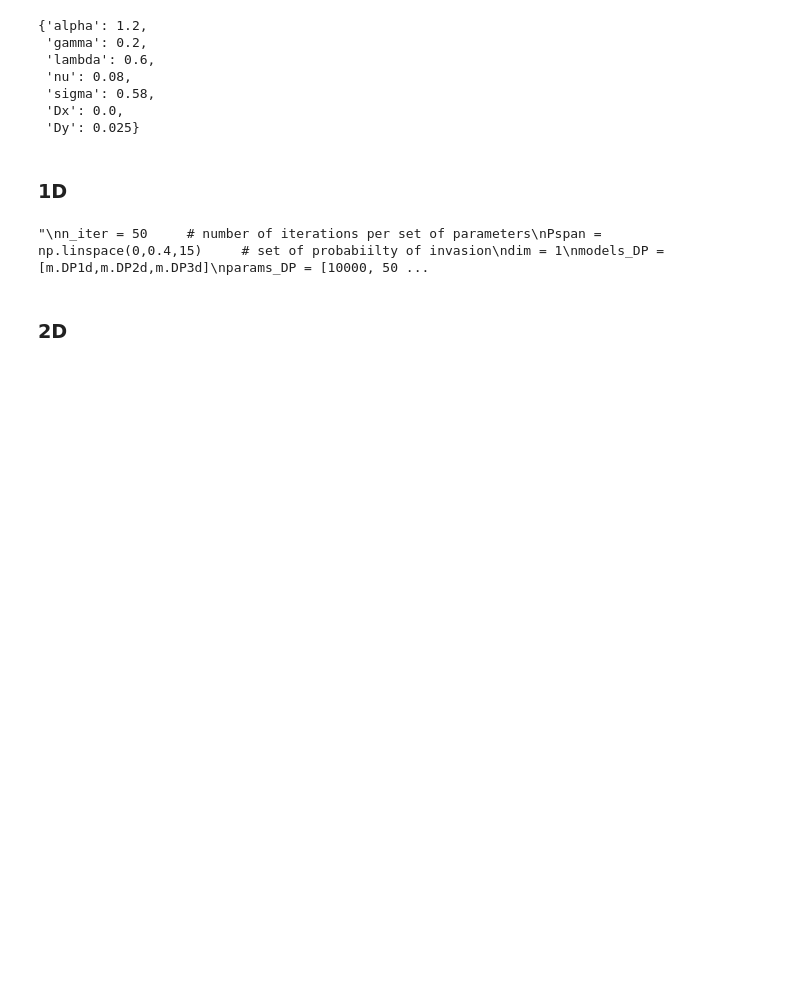
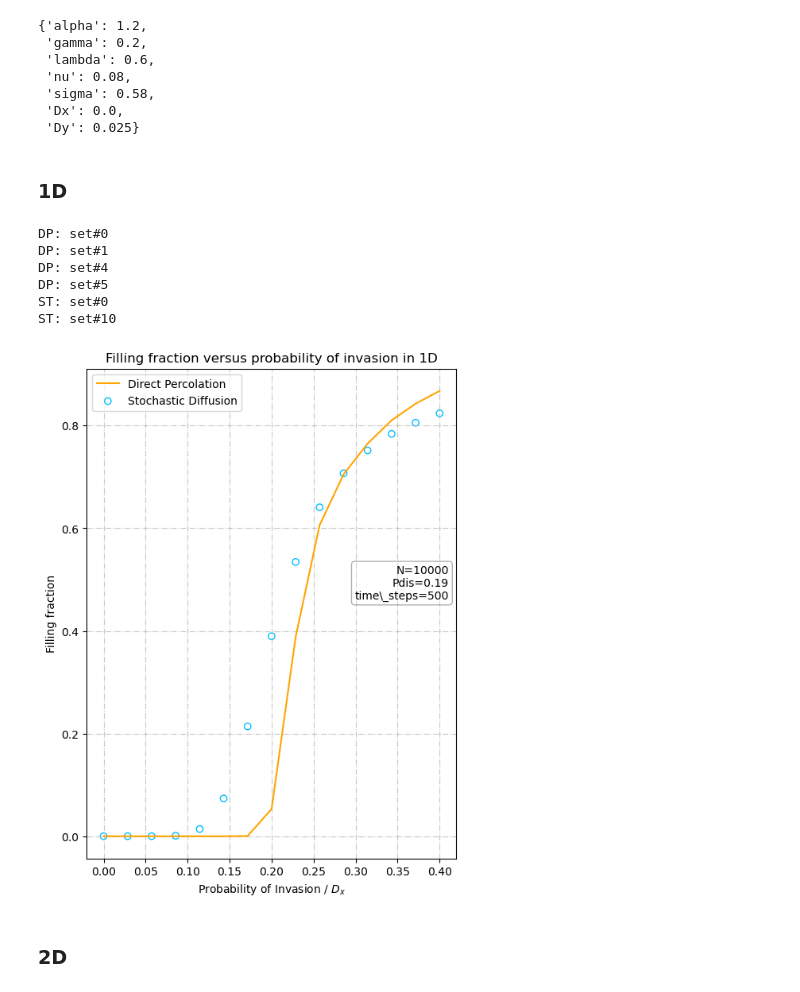
Before and after one commit to pietromalagoli/PCS, a Jupyter notebook: project.ipynb, the cells around one changed output. Drawn from its saved outputs; the diff is of its cells as text; code cells hidden in the pictures; blank space fills up the shorter version.

```diff
--- a/project.ipynb
+++ b/project.ipynb
@@ -466,31 +469,36 @@ The attractor (x*,y*) is a stable spiral (negative discriminant -> damped oscill
 # %% [markdown]
 ### 1D
 # %%
-'''
+
 n_iter = 50     # number of iterations per set of parameters
 Pspan = np.linspace(0,0.4,15)     # set of probabiilty of invasion
 dim = 1
 models_DP = [m.DP1d,m.DP2d,m.DP3d]
 params_DP = [10000, 500, 0.19, n_iter]      # [N, timesteps, Pdis, n_iter]
 fillings_DP1 = m.filling_fraction_DP(model=models_DP[dim-1],Pspan=Pspan,params=params_DP)
 models_ST = [m.lattice1,m.lattice2]
 params_ST = [10000, 500, par, n_iter, 1]
 fillings_ST1 = m.filling_fraction_ST(model=models_ST[dim-1],Pspan=Pspan,params=params_ST)
 
 plt.figure(figsize=(6,8))
 plt.plot(fillings_DP1[0,:],fillings_DP1[1,:],c='orange',label='Direct Percolation')
 plt.scatter(fillings_ST1[0,:],fillings_ST1[1,:],label='Stochastic Diffusion',facecolors='none', edgecolors='deepskyblue')
 plt.title(f'Filling fraction versus probability of invasion in {dim}D')
 plt.xlabel(r'Probability of Invasion / $D_{x}$')
 plt.ylabel('Filling fraction')
 plt.grid(True,which='both',alpha=0.7,linestyle='-.')
 m.add_par_box({'N': params_DP[0], 'time_steps': params_DP[1], 'Pdis': params_DP[2]})
 plt.savefig(f'plots/filling{dim}D.png')
 plt.legend()
 plt.show()
-'''
 # %% [output]
-"\nn_iter = 50     # number of iterations per set of parameters\nPspan = np.linspace(0,0.4,15)     # set of probabiilty of invasion\ndim = 1\nmodels_DP = [m.DP1d,m.DP2d,m.DP3d]\nparams_DP = [10000, 50 ...
+DP: set#0
+DP: set#1
+DP: set#4
+DP: set#5
+ST: set#0
+ST: set#10
+[figure, added]
 # %% [markdown]
 ### 2D
 # %%
```
Also changed, not shown: parts of 18 cells of this notebook, 10 other files.
